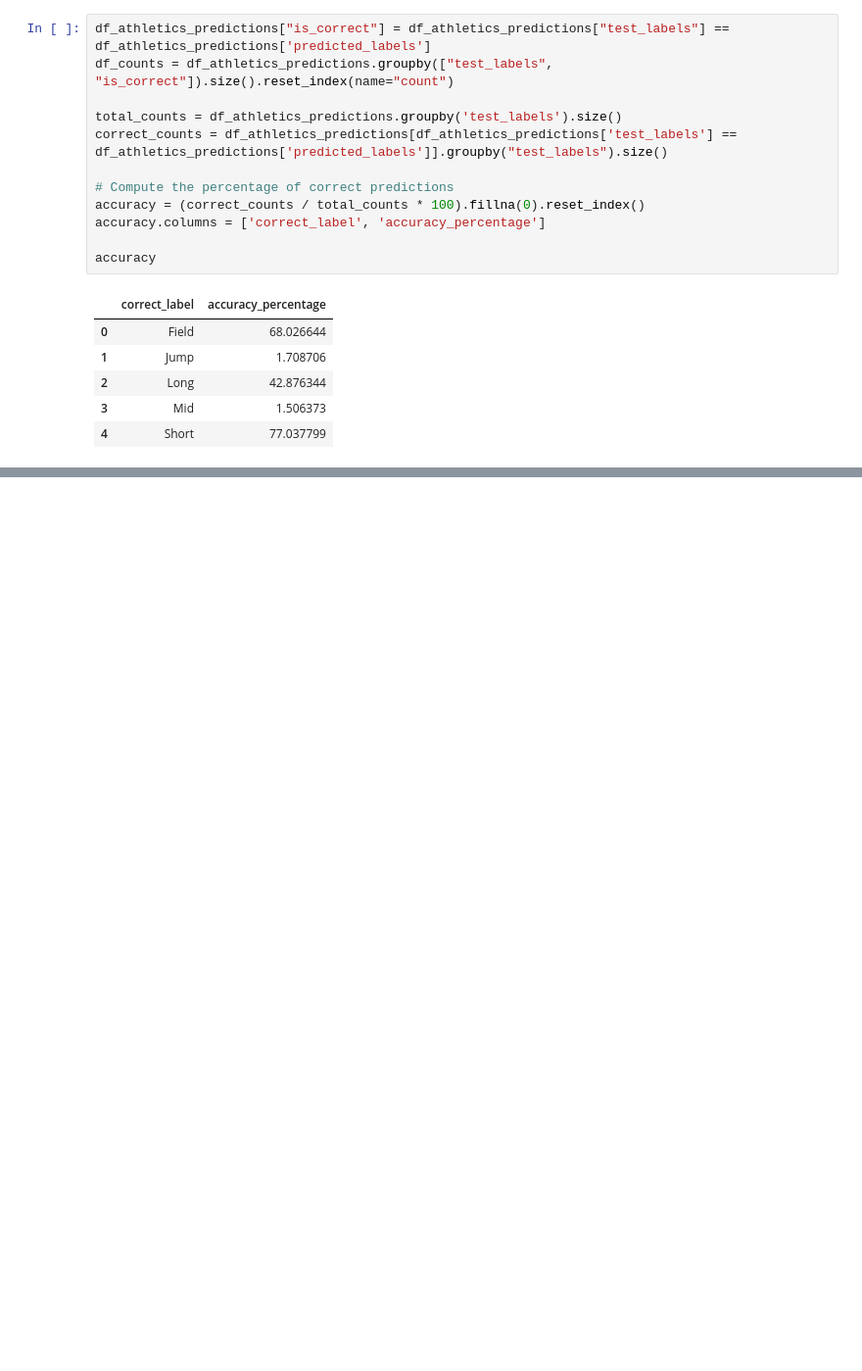
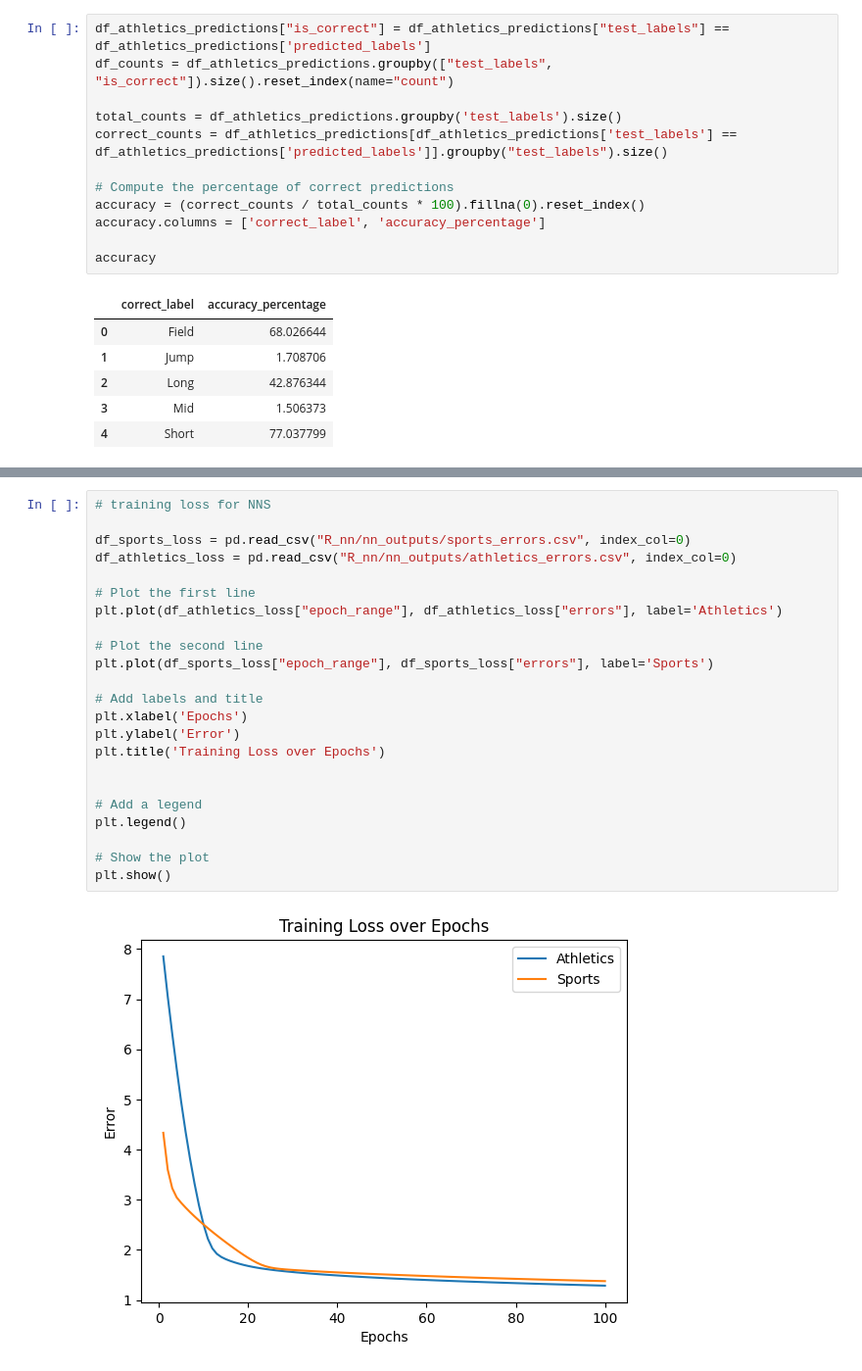
Before and after one commit to avaduggan/ML4420_project, a Jupyter notebook: R_nn_vis_results.ipynb, the cells around one changed output, grey strips where cells are left out. Shown at 98% size. Drawn from its saved outputs; the diff is of its cells as text; blank space fills up the shorter version.

```diff
--- a/R_nn_vis_results.ipynb
+++ b/R_nn_vis_results.ipynb
@@ -107,0 +294,25 @@ plt.show()
+# %%
+# training loss for NNS
+
+df_sports_loss = pd.read_csv("R_nn/nn_outputs/sports_errors.csv", index_col=0)
+df_athletics_loss = pd.read_csv("R_nn/nn_outputs/athletics_errors.csv", index_col=0)
+
+# Plot the first line
+plt.plot(df_athletics_loss["epoch_range"], df_athletics_loss["errors"], label='Athletics')
+
+# Plot the second line
+plt.plot(df_sports_loss["epoch_range"], df_sports_loss["errors"], label='Sports')
+
+# Add labels and title
+plt.xlabel('Epochs')
+plt.ylabel('Error')
+plt.title('Training Loss over Epochs')
+
+
+# Add a legend
+plt.legend()
+
+# Show the plot
+plt.show()
+# %% [output]
+[figure, added]
```
Also changed, not shown: parts of 18 cells of this notebook.
